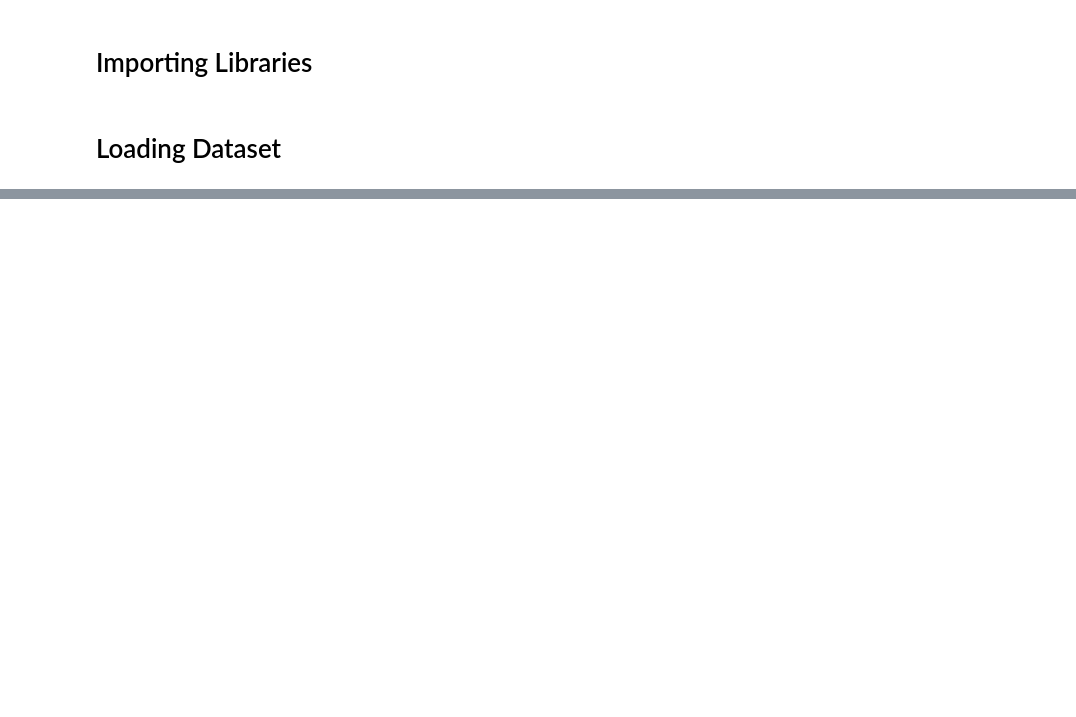
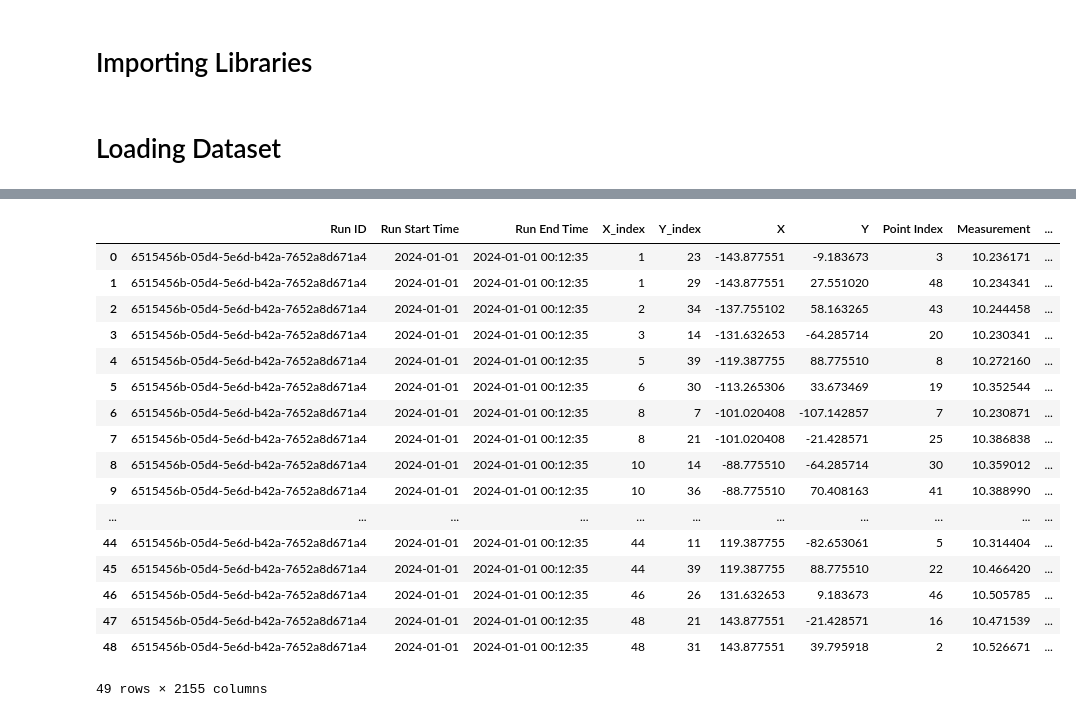
Before and after one commit to alvinnnnnnnnnn/Micron-AI-Challenge, a Jupyter notebook: script.ipynb, the cells around one changed output, grey strips where cells are left out. Drawn from its saved outputs; the diff is of its cells as text; code cells hidden in the pictures; blank space fills up the shorter version.

```diff
--- a/script.ipynb
+++ b/script.ipynb
@@ -594,0 +48,12 @@ Name: count, dtype: int64
+# %%
+run_df = pd.read_parquet("train/run_data_1.parquet")
+run_df_filtered = run_df[run_df["Run ID"] == "6515456b-05d4-5e6d-b42a-7652a8d671a4"]
+
+run_df_filtered_pivot = run_df_filtered.pivot(index=["Tool ID", "Run Start Time", "Run End Time", "Run ID",
+                                                     "Process Step", "Consumable Life", "Time Stamp", "Step ID"],
+                                              columns="Sensor Name",
+                                              values="Sensor Value").reset_index()
+
+run_df_filtered_pivot.to_parquet("run_data_pivot.parquet")
+
+run_df_filtered_pivot
@@ -594,0 +83,5 @@ Name: count, dtype: int64
+# %%
+metrology_df = pd.read_parquet("train/metrology_data1.parquet")
+metrology_df_filtered = metrology_df[metrology_df["Run ID"] == "6515456b-05d4-5e6d-b42a-7652a8d671a4"]
+
+metrology_df_filtered
@@ -594,0 +170,63 @@ Name: count, dtype: int64
+# %%
+import pandas as pd
+import numpy as np
+
+# 1. Aggregate incoming_run_df with Step ID information
+incoming_sensor_cols = [f'Sensor_{i}' for i in range(1, 42)]
+incoming_agg = incoming_df_filtered_pivot.groupby(['Run ID', 'Step ID'])[incoming_sensor_cols].agg(['mean', 'max', 'min', 'std'])
+
+# Properly flatten the multi-index columns
+incoming_agg.columns = [f'incoming_{col[0]}_{col[1]}_step{step}'
+                       for col, step in zip(incoming_agg.columns,
+                                          incoming_agg.index.get_level_values('Step ID').repeat(len(incoming_sensor_cols)*4))]
+
+# Pivot to get one row per Run ID
+incoming_agg = incoming_agg.unstack('Step ID')
+incoming_agg.columns = [f'{col[0]}_{col[1]}' for col in incoming_agg.columns]
+incoming_agg = incoming_agg.reset_index()
+
+# 2. Aggregate run_df with Step ID information
+current_sensor_cols = [f'Sensor_{chr(i)}' for i in range(ord('A'), ord('O')+1)]
+current_agg = run_df_filtered_pivot.groupby(['Run ID', 'Step ID'])[current_sensor_cols + ['Consumable Life']].agg(['mean', 'max', 'min', 'std'])
+
+# Properly flatten the multi-index columns
+current_agg.columns = [f'current_{col[0]}_{col[1]}_step{step}'
+                      for col, step in zip(current_agg.columns,
+                                         current_agg.index.get_level_values('Step ID').repeat(len(current_sensor_cols)*4 + 4))]
+
+# Pivot to get one row per Run ID
+current_agg = current_agg.unstack('Step ID')
+current_agg.columns = [f'{col[0]}_{col[1]}' for col in current_agg.columns]
+current_agg = current_agg.reset_index()
+
+# 3. Merge with metrology data
+final_df = metrology_df_filtered.merge(incoming_agg, on='Run ID', how='left')
+final_df = final_df.merge(current_agg, on='Run ID', how='left')
+
+# 4. Add tool metadata
+tool_metadata = run_df[['Run ID', 'Tool ID', 'Process Step']].drop_duplicates()
+final_df = final_df.merge(tool_metadata, on='Run ID', how='left')
+
+# 5. Clean up column names (remove any duplicate prefixes)
+final_df.columns = [col.replace('_stepstep_', '_step') for col in final_df.columns]
+
+final_df
+# %% [output]
+|  | Run ID | Run Start Time | Run End Time | X_index | Y_index | X | Y | Point Index | Measurement | ... |
+| 0 | 6515456b-05d4-5e6d-b42a-7652a8d671a4 | 2024-01-01 | 2024-01-01 00:12:35 | 1 | 23 | -143.877551 | -9.183673 | 3 | 10.236171 | ... |
+| 1 | 6515456b-05d4-5e6d-b42a-7652a8d671a4 | 2024-01-01 | 2024-01-01 00:12:35 | 1 | 29 | -143.877551 | 27.551020 | 48 | 10.234341 | ... |
+| 2 | 6515456b-05d4-5e6d-b42a-7652a8d671a4 | 2024-01-01 | 2024-01-01 00:12:35 | 2 | 34 | -137.755102 | 58.163265 | 43 | 10.244458 | ... |
+| 3 | 6515456b-05d4-5e6d-b42a-7652a8d671a4 | 2024-01-01 | 2024-01-01 00:12:35 | 3 | 14 | -131.632653 | -64.285714 | 20 | 10.230341 | ... |
+| 4 | 6515456b-05d4-5e6d-b42a-7652a8d671a4 | 2024-01-01 | 2024-01-01 00:12:35 | 5 | 39 | -119.387755 | 88.775510 | 8 | 10.272160 | ... |
+| 5 | 6515456b-05d4-5e6d-b42a-7652a8d671a4 | 2024-01-01 | 2024-01-01 00:12:35 | 6 | 30 | -113.265306 | 33.673469 | 19 | 10.352544 | ... |
+| 6 | 6515456b-05d4-5e6d-b42a-7652a8d671a4 | 2024-01-01 | 2024-01-01 00:12:35 | 8 | 7 | -101.020408 | -107.142857 | 7 | 10.230871 | ... |
+| 7 | 6515456b-05d4-5e6d-b42a-7652a8d671a4 | 2024-01-01 | 2024-01-01 00:12:35 | 8 | 21 | -101.020408 | -21.428571 | 25 | 10.386838 | ... |
+| 8 | 6515456b-05d4-5e6d-b42a-7652a8d671a4 | 2024-01-01 | 2024-01-01 00:12:35 | 10 | 14 | -88.775510 | -64.285714 | 30 | 10.359012 | ... |
+| 9 | 6515456b-05d4-5e6d-b42a-7652a8d671a4 | 2024-01-01 | 2024-01-01 00:12:35 | 10 | 36 | -88.775510 | 70.408163 | 41 | 10.388990 | ... |
+| ... | ... | ... | ... | ... | ... | ... | ... | ... | ... | ... |
+| 44 | 6515456b-05d4-5e6d-b42a-7652a8d671a4 | 2024-01-01 | 2024-01-01 00:12:35 | 44 | 11 | 119.387755 | -82.653061 | 5 | 10.314404 | ... |
+| 45 | 6515456b-05d4-5e6d-b42a-7652a8d671a4 | 2024-01-01 | 2024-01-01 00:12:35 | 44 | 39 | 119.387755 | 88.775510 | 22 | 10.466420 | ... |
+| 46 | 6515456b-05d4-5e6d-b42a-7652a8d671a4 | 2024-01-01 | 2024-01-01 00:12:35 | 46 | 26 | 131.632653 | 9.183673 | 46 | 10.505785 | ... |
+| 47 | 6515456b-05d4-5e6d-b42a-7652a8d671a4 | 2024-01-01 | 2024-01-01 00:12:35 | 48 | 21 | 143.877551 | -21.428571 | 16 | 10.471539 | ... |
+| 48 | 6515456b-05d4-5e6d-b42a-7652a8d671a4 | 2024-01-01 | 2024-01-01 00:12:35 | 48 | 31 | 143.877551 | 39.795918 | 2 | 10.526671 | ... |
+49 rows × 2155 columns
```
Also changed, not shown: parts of 46 cells of this notebook, 2 other files.
